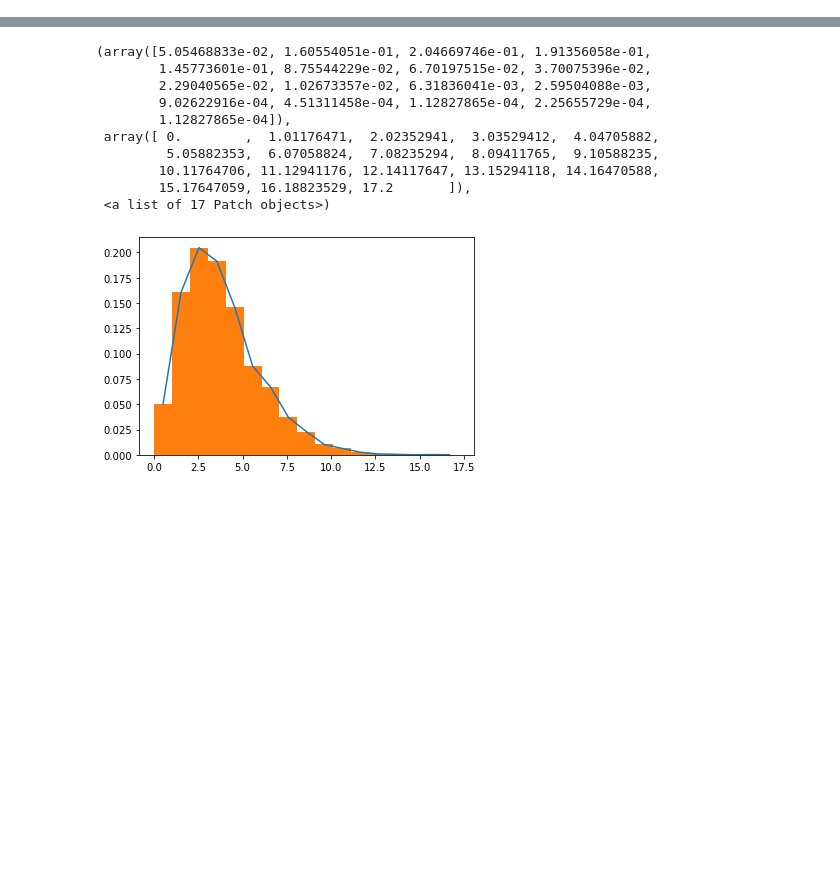
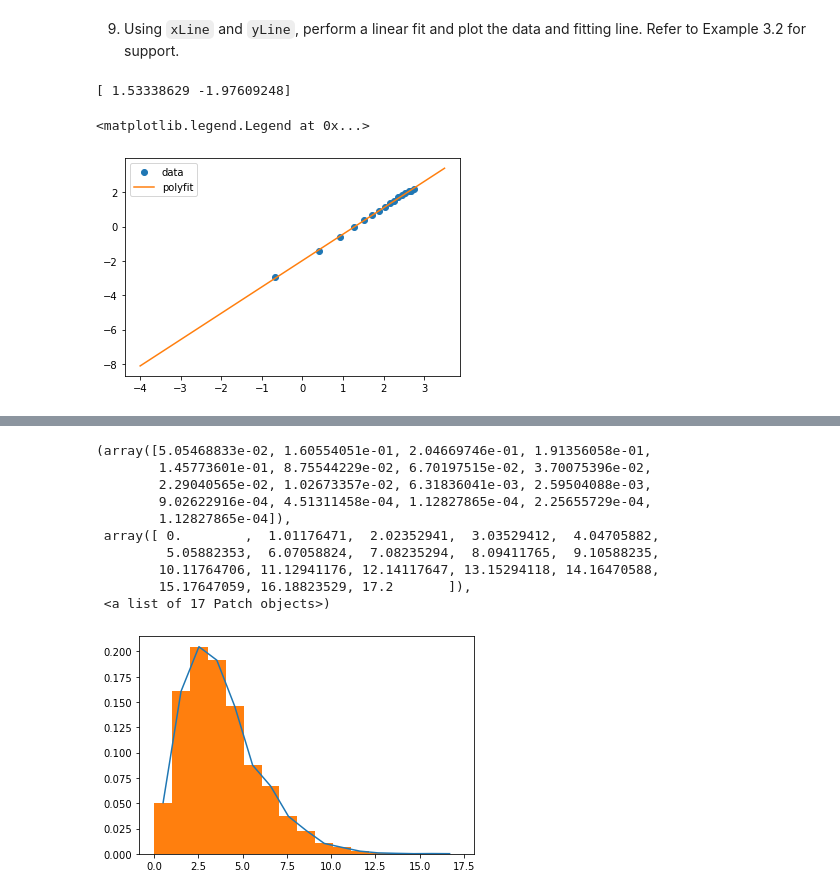
Before and after one commit to mohlabib/Python-Programming-Primer, a Jupyter notebook: Exercise_2.ipynb, the cells around one changed output, grey strips where cells are left out. Saved outputs shown, nothing was run; the diff lists cells and outputs as text; code cells hidden in the pictures; blank space fills up the shorter version.

```diff
--- a/Exercise_2.ipynb
+++ b/Exercise_2.ipynb
@@ -67,0 +88,23 @@ array([5.05468833e-02, 1.60554051e-01, 2.04669746e-01, 1.91356058e-01,
+# %%
+yLine = np.log(np.log(1/(1 - cy[:16])))
+# %%
+xLine = np.log(midcx[:16])
+# %% [markdown]
+9. Using `xLine` and `yLine`, perform a linear fit and plot the data and fitting line. Refer to Example 3.2 for support.
+# %%
+n = 1 #Degree of polynomial
+
+p = np.polyfit(xLine, yLine, n)
+print(p)
+
+Ti = np.linspace(-4, 3.5, 200)
+fit_y = np.polyval(p, Ti) #Takes coefficients and calculates values at specified points
+
+#Show results as figure
+fig, ax = plt.subplots()
+ax.plot(xLine, yLine, "o", Ti, fit_y, "-")
+plt.legend(["data", "polyfit"], loc="best")
+# %% [output]
+[ 1.53338629 -1.97609248]
+<matplotlib.legend.Legend at 0x...>
+[figure, added]
```
Also changed, not shown: parts of 27 cells of this notebook.
